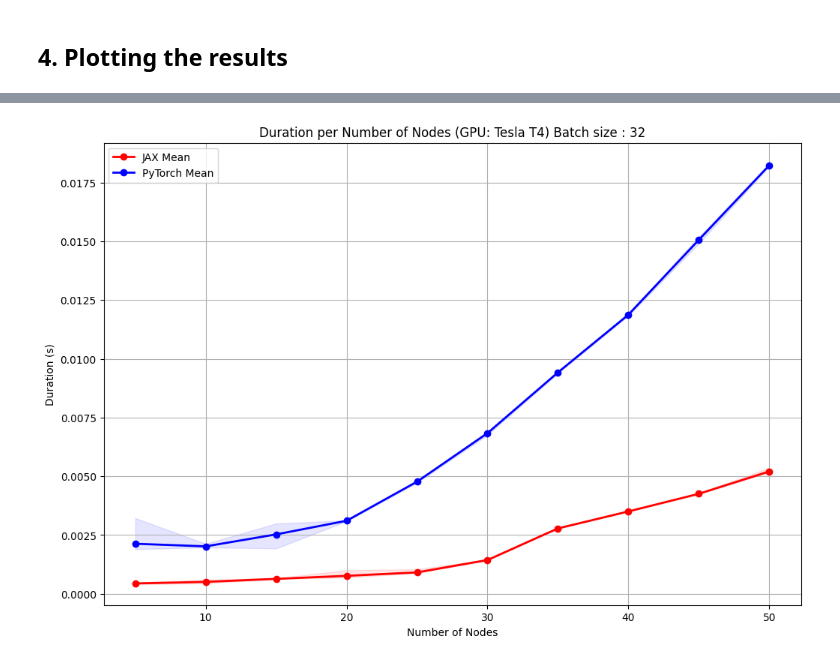
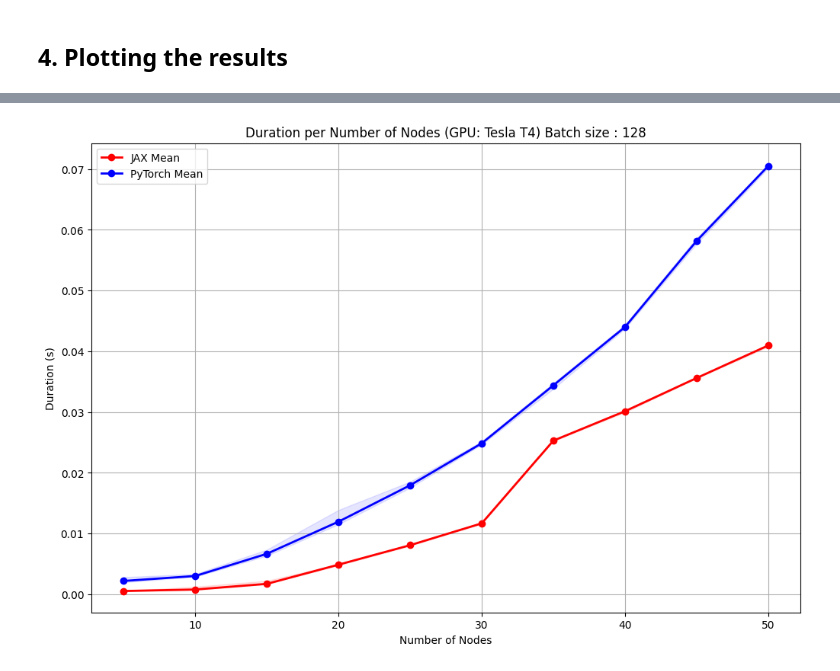
Before and after one commit to Ioana-Simion/egnn-jax, a Jupyter notebook: notebooks/speedComparison_JaxVsPytorch.ipynb, the cells around one changed output, grey strips where cells are left out. Saved outputs shown, nothing was run; the diff lists cells and outputs as text; code cells hidden in the pictures.

Commit message:
Notebook fix + graph fix

```diff
--- a/notebooks/speedComparison_JaxVsPytorch.ipynb
+++ b/notebooks/speedComparison_JaxVsPytorch.ipynb
@@ -66,7 +70,7 @@ from models.gcl import E_GCL, unsorted_segment_sum
 from qm9.models import EGNN
 
 parser = argparse.ArgumentParser()
-parser.add_argument('--hidden_features', type=int, default=128)
+parser.add_argument('--hidden_features', type=int, default=256)
 parser.add_argument('--edge_features', type=int, default=1)
 parser.add_argument('--out_features', type=int, default=1)
 parser.add_argument('--n_layers', type=int, default=3)
@@ -150,18 +154,18 @@ def run_timing_test(n_nodes):
     mean_duration = np.mean(durations)
     std_duration = np.std(durations)
 
-    return mean_duration, std_duration
+    return mean_duration, std_duration, durations
 
-# Run Timing Tests for Different Node Counts, keep initial values for more comprehensive graphs
 results = []
 node_counts = list(range(args.min_nodes, args.max_nodes + 1, args.step_nodes))
 
 for n_nodes in node_counts:
-    mean_duration, std_duration = run_timing_test(n_nodes)
+    mean_duration, std_duration, all_durations = run_timing_test(n_nodes)
     results.append({
         'n_nodes': n_nodes,
         'mean_duration': mean_duration,
-        'std_duration': std_duration
+        'std_duration': std_duration,
+        'durations': all_durations
     })
     print(f'Nodes: {n_nodes}, Mean Duration: {mean_duration:.5f} s, Std Duration: {std_duration:.6f} s')
 
@@ -347,10 +375,10 @@ Nodes: 30, Mean Duration: 0.00664 s, Std Duration: 0.000027 s
 # %%
 import json
 
-with open('timing_results_jax_complete.json', 'r') as f:
+with open('/content/egnn-transformer/timing_results_jax.json', 'r') as f:
     jax_results = json.load(f)
 
-with open('timing_results_complete.json', 'r') as f:
+with open('/content/egnn/timing_results.json', 'r') as f:
     pytorch_results = json.load(f)
 # %%
 import matplotlib.pyplot as plt
@@ -385,32 +413,32 @@ jax_individual_durations = [result['durations'] for result in jax_results]
 pytorch_node_counts = [result['n_nodes'] for result in pytorch_results]
 pytorch_mean_durations = [result['mean_duration'] for result in pytorch_results]
 pytorch_individual_durations = [result['durations'] for result in pytorch_results]
 
 gpu_info = !nvidia-smi --query-gpu=gpu_name --format=csv,noheader
 
 import matplotlib.pyplot as plt
 import numpy as np
 
 plt.figure(figsize=(12, 8))
 
 jax_min_durations = [np.min(durations) for durations in jax_individual_durations]
 jax_max_durations = [np.max(durations) for durations in jax_individual_durations]
 plt.fill_between(jax_node_counts, jax_min_durations, jax_max_durations, color='red', alpha=0.1)
 
 pytorch_min_durations = [np.min(durations) for durations in pytorch_individual_durations]
 pytorch_max_durations = [np.max(durations) for durations in pytorch_individual_durations]
 plt.fill_between(pytorch_node_counts, pytorch_min_durations, pytorch_max_durations, color='blue', alpha=0.1)
 
 plt.plot(jax_node_counts, jax_mean_durations, marker='o', color='red', label='JAX Mean', linestyle='-', linewidth=2)
 
 plt.plot(pytorch_node_counts, pytorch_mean_durations, marker='o', color='blue', label='PyTorch Mean', linestyle='-', linewidth=2)
 
 plt.xlabel('Number of Nodes')
 plt.ylabel('Duration (s)')
-plt.title(f'Duration per Number of Nodes (GPU: {gpu_info[0]}) Batch size : 32')
+plt.title(f'Duration per Number of Nodes (GPU: {gpu_info[0]}) Batch size : 128')
 plt.legend()
 plt.grid(True)
 plt.savefig('timing_comparison_plot.png')
 plt.show()
 # %% [output]
-[figure, old version]
+[figure, new version]
```
Also changed, not shown: parts of 6 cells of this notebook, 2 other files.
